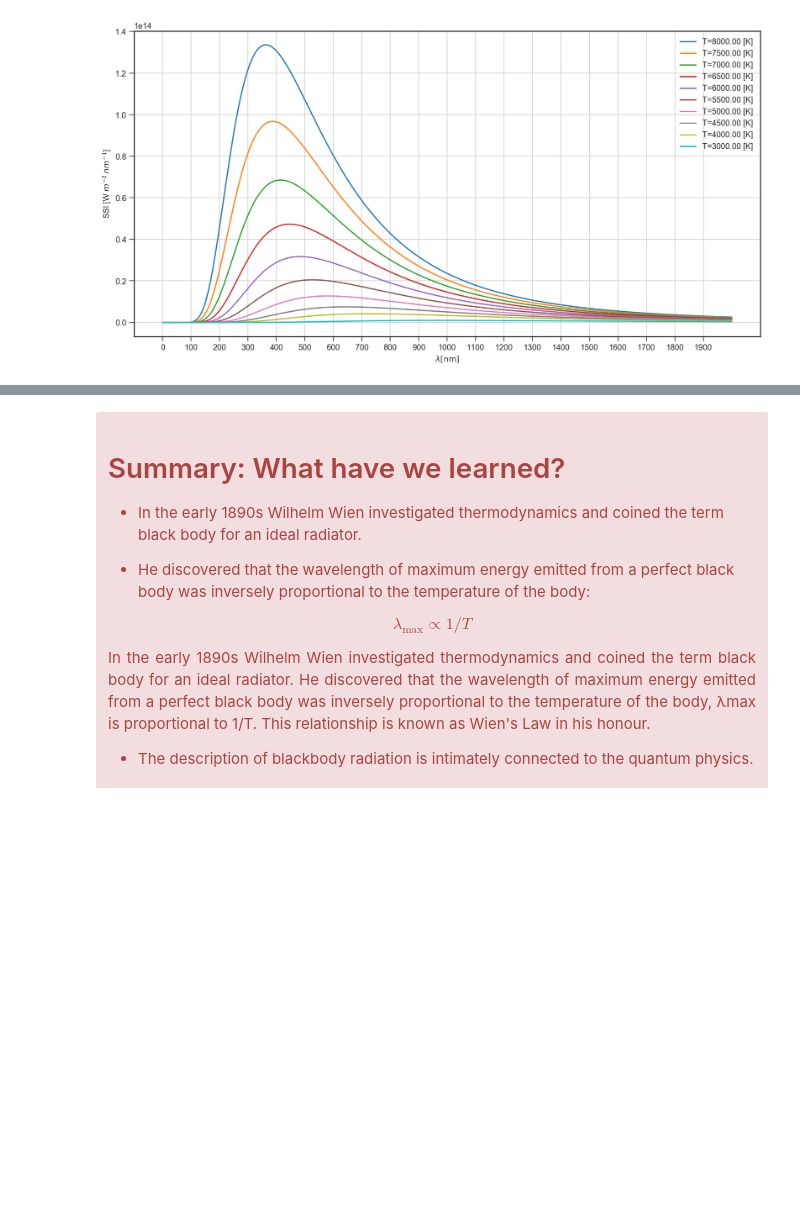
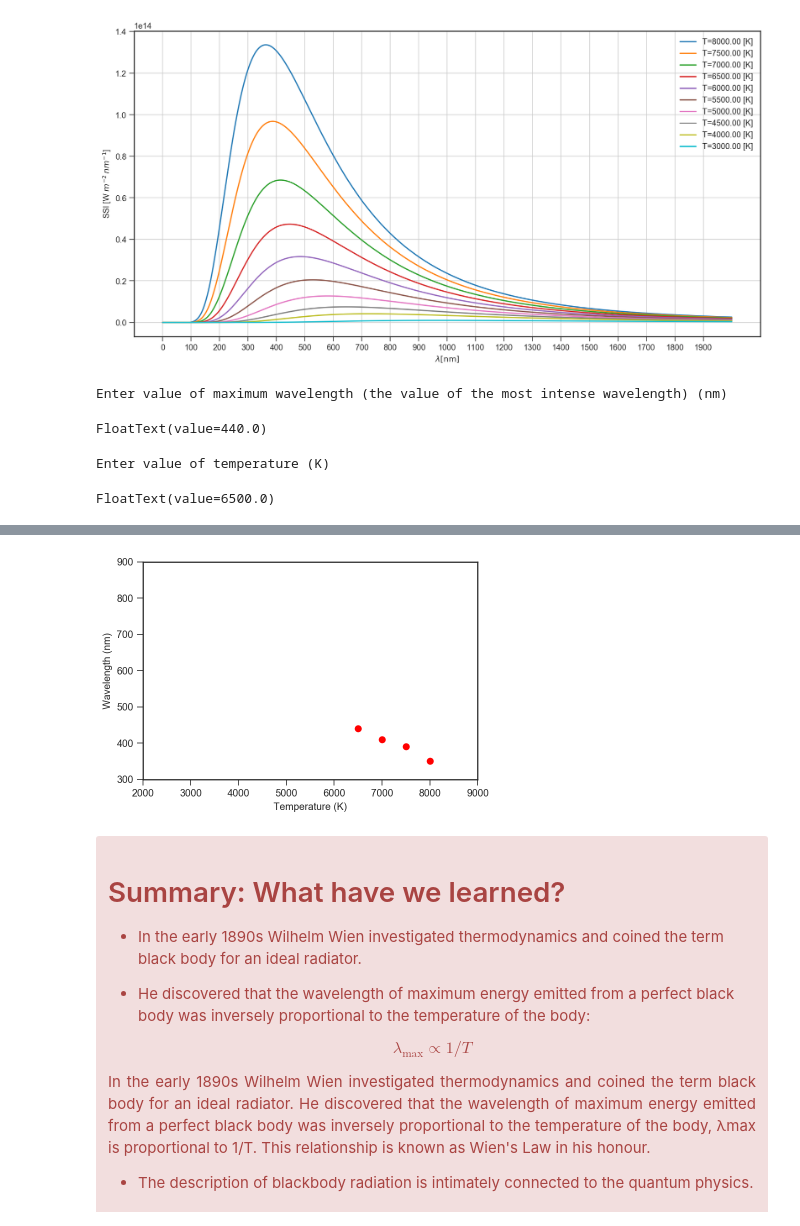
Before and after one commit to jjasche/blackbody, a Jupyter notebook: wien_displacement.ipynb, the cells around one changed output, grey strips where cells are left out. Cells and saved outputs as stored; diff of their text form; code cells hidden in the pictures; blank space fills up the shorter version.

Commit message:
Added graphical help for Wien

```diff
--- a/wien_displacement.ipynb
+++ b/wien_displacement.ipynb
@@ -69,3 +69,71 @@ plt.style.use('seaborn-ticks')
 wavelength,intensity,Temp=get_spectra()
 # %% [output]
 [figure]
+# %%
+from IPython.display import display
+from ipywidgets import widgets
+import numpy as np
+from IPython.display import clear_output
+import matplotlib.pyplot as plt
+
+
+print('Enter value of maximum wavelength (the value of the most intense wavelength) (nm)')
+lambda_text = widgets.FloatText()
+display(lambda_text)
+print('Enter value of temperature (K)')
+T_text = widgets.FloatText()
+display(T_text)
+button = widgets.Button(description="Plot values")
+display(button)
+reset_button = widgets.Button(description="Reset Values")
+display(reset_button)
+
+lambda_list = []
+T_list = []
+
+plt.plot(T_list,lambda_list, linestyle=' ', marker='o', color='r', label='Square')
+plt.axis((2000,9000,300,900))
+plt.ylabel('Wavelength (nm)')
+plt.xlabel('Temperature (K)')
+plt.show
+
+def clear():
+    clear_output()
+    print('Enter value of maximum wavelength (the value of the most intense wavelength) (nm)')
+    display(lambda_text)
+    print('Enter value of temperature (K)')
+    display(T_text)
+    display(button)
+    display(reset_button)
+    draw_plot()
+
+def draw_plot():
+    plt.plot(T_list,lambda_list, linestyle=' ', marker='o', color='r', label='Square')
+    plt.axis((2000,9000,300,900))
+    plt.ylabel('Wavelength (nm)')
+    plt.xlabel('Temperature (K)')
+    plt.show
+
+def on_button_clicked(b):
+    lambda_value = float(lambda_text.value)
+    T_value = float(T_text.value)
+    lambda_list.append(lambda_value)
+    T_list.append(T_value)
+
+    clear()
+
+def reset(b):
+    del lambda_list[:]
+    del T_list[:]
+
+    clear()
+
+
+
+button.on_click(on_button_clicked)
+reset_button.on_click(reset)
+# %% [output]
+Enter value of maximum wavelength (the value of the most intense wavelength) (nm)
+FloatText(value=440.0)
+Enter value of temperature (K)
+FloatText(value=6500.0)
@@ -72,3 +142,4 @@ wavelength,intensity,Temp=get_spectra()
+[figure, added]
 # %% [markdown]
 <div class="alert alert-block alert-danger">
 
```
Also changed, not shown: parts of 1 cell of this notebook.
